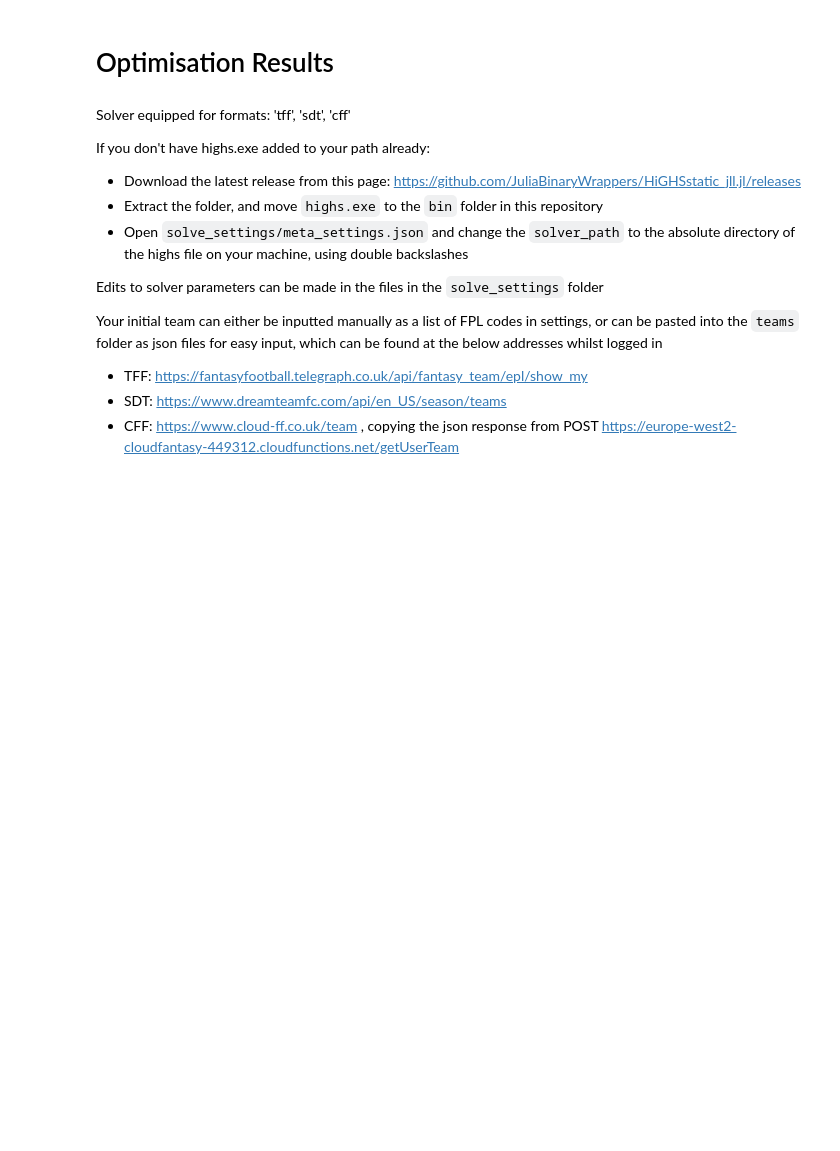
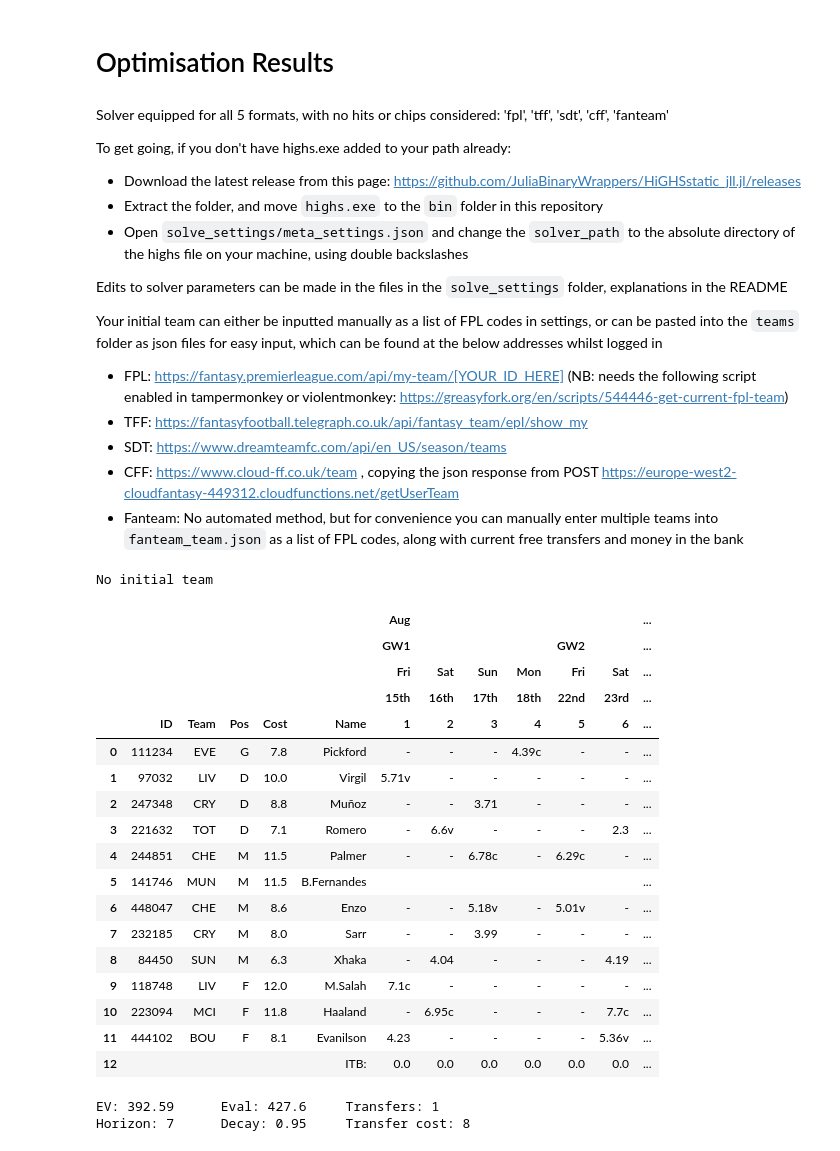
Before and after one commit to SamTroy/multi_ff_opt, a Jupyter notebook: run/run.ipynb, the cells around one changed output. Drawn from its saved outputs; the diff is of its cells as text; code cells hidden in the pictures; blank space fills up the shorter version.

Commit message:
Add fpl and fanteam solver

```diff
--- a/run/run.ipynb
+++ b/run/run.ipynb
@@ -1927,19 +2146,43 @@ def solve_sim(format='tff'):
 # %% [markdown]
 # Optimisation Results
 # %% [markdown]
-Solver equipped for formats: 'tff', 'sdt', 'cff'
+Solver equipped for all 5 formats, with no hits or chips considered: 'fpl', 'tff', 'sdt', 'cff', 'fanteam'
 
-If you don't have highs.exe added to your path already:
+To get going, if you don't have highs.exe added to your path already:
 - Download the latest release from this page: https://github.com/JuliaBinaryWrappers/HiGHSstatic_jll.jl/releases
 - Extract the folder, and move `highs.exe` to the `bin` folder in this repository
 - Open `solve_settings/meta_settings.json` and change the `solver_path` to the absolute directory of the highs file on your machine, using double backslashes
 
-Edits to solver parameters can be made in the files in the `solve_settings` folder
+Edits to solver parameters can be made in the files in the `solve_settings` folder, explanations in the README
 
 Your initial team can either be inputted manually as a list of FPL codes in settings, or can be pasted into the `teams` folder as json files for easy input, which can be found at the below addresses whilst logged in
+- FPL: https://fantasy.premierleague.com/api/my-team/[YOUR_ID_HERE] (NB: needs the following script enabled in tampermonkey or violentmonkey: https://greasyfork.org/en/scripts/544446-get-current-fpl-team)
 - TFF: https://fantasyfootball.telegraph.co.uk/api/fantasy_team/epl/show_my
 - SDT: https://www.dreamteamfc.com/api/en_US/season/teams
 - CFF: https://www.cloud-ff.co.uk/team , copying the json response from POST https://europe-west2-cloudfantasy-449312.cloudfunctions.net/getUserTeam
+- Fanteam: No automated method, but for convenience you can manually enter multiple teams into `fanteam_team.json` as a list of FPL codes, along with current free transfers and money in the bank
 # %%
-r = solve(format='tff')
+r = solve(format='cff')
+# %% [output]
+No initial team
+|  |  |  |  |  |  | Aug |  |  |  |  |  | ... |
+|  |  |  |  |  |  | GW1 |  |  |  | GW2 |  | ... |
+|  |  |  |  |  |  | Fri | Sat | Sun | Mon | Fri | Sat | ... |
+|  |  |  |  |  |  | 15th | 16th | 17th | 18th | 22nd | 23rd | ... |
+|  | ID | Team | Pos | Cost | Name | 1 | 2 | 3 | 4 | 5 | 6 | ... |
+| 0 | 111234 | EVE | G | 7.8 | Pickford | - | - | - | 4.39c | - | - | ... |
+| 1 | 97032 | LIV | D | 10.0 | Virgil | 5.71v | - | - | - | - | - | ... |
+| 2 | 247348 | CRY | D | 8.8 | Muñoz | - | - | 3.71 | - | - | - | ... |
+| 3 | 221632 | TOT | D | 7.1 | Romero | - | 6.6v | - | - | - | 2.3 | ... |
+| 4 | 244851 | CHE | M | 11.5 | Palmer | - | - | 6.78c | - | 6.29c | - | ... |
+| 5 | 141746 | MUN | M | 11.5 | B.Fernandes |  |  |  |  |  |  | ... |
+| 6 | 448047 | CHE | M | 8.6 | Enzo | - | - | 5.18v | - | 5.01v | - | ... |
+| 7 | 232185 | CRY | M | 8.0 | Sarr | - | - | 3.99 | - | - | - | ... |
+| 8 | 84450 | SUN | M | 6.3 | Xhaka | - | 4.04 | - | - | - | 4.19 | ... |
+| 9 | 118748 | LIV | F | 12.0 | M.Salah | 7.1c | - | - | - | - | - | ... |
+| 10 | 223094 | MCI | F | 11.8 | Haaland | - | 6.95c | - | - | - | 7.7c | ... |
+| 11 | 444102 | BOU | F | 8.1 | Evanilson | 4.23 | - | - | - | - | 5.36v | ... |
+| 12 |  |  |  |  | ITB: | 0.0 | 0.0 | 0.0 | 0.0 | 0.0 | 0.0 | ... |
+EV: 392.59      Eval: 427.6     Transfers: 1
+Horizon: 7      Decay: 0.95     Transfer cost: 8
 # %%
```
Also changed, not shown: parts of 12 cells of this notebook, 13 other files.
